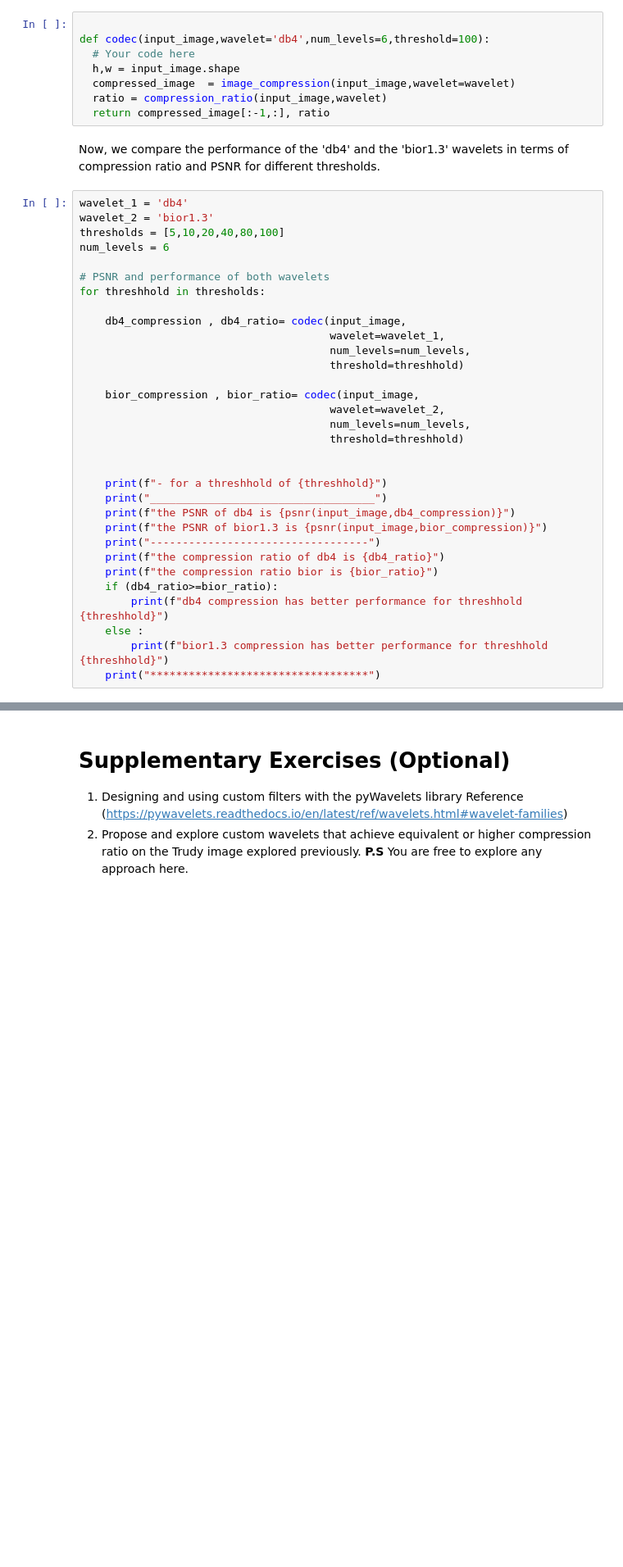
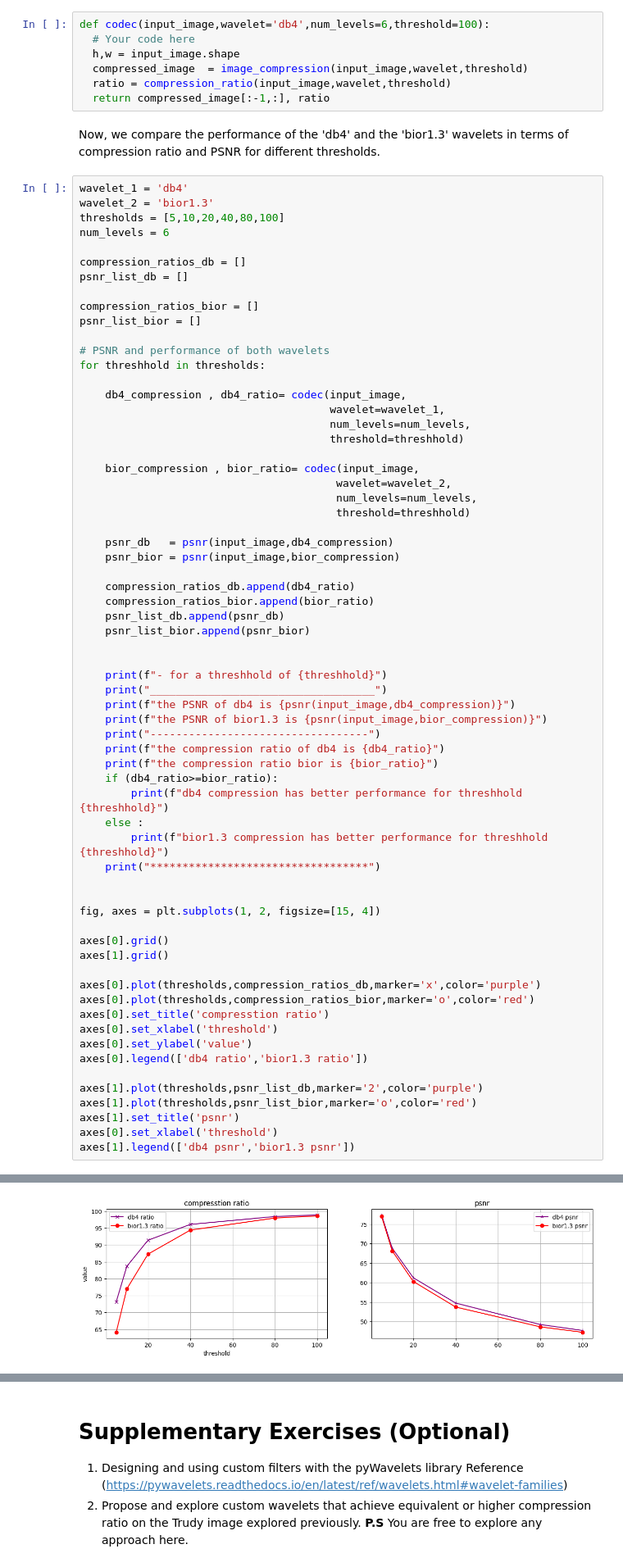
Before and after one commit to KHOUTAIBI/TSIA-TP, a Jupyter notebook: TP_Wavelets.ipynb, the cells around one changed output, grey strips where cells are left out. Shown at 82% size. Saved outputs shown, nothing was run; the diff lists cells and outputs as text; blank space fills up the shorter version.

```diff
--- a/TP_Wavelets.ipynb
+++ b/TP_Wavelets.ipynb
@@ -426,12 +429,11 @@ def psnr(original_image, compressed_image):
 # %% [markdown]
 Now, you have to create a function codec that receives the input image, the wavelet to be used, the number of levels, and the threshold value. This function returns the compressed image and the compression ratio. **Note:** You already did that previously.
 # %%
-
 def codec(input_image,wavelet='db4',num_levels=6,threshold=100):
   # Your code here
   h,w = input_image.shape
-  compressed_image  = image_compression(input_image,wavelet=wavelet)
-  ratio = compression_ratio(input_image,wavelet)
+  compressed_image  = image_compression(input_image,wavelet,threshold)
+  ratio = compression_ratio(input_image,wavelet,threshold)
   return compressed_image[:-1,:], ratio
 # %% [markdown]
 Now, we compare the performance of the 'db4' and the 'bior1.3' wavelets in terms of compression ratio and PSNR for different thresholds.
@@ -440,6 +442,12 @@ wavelet_1 = 'db4'
 wavelet_2 = 'bior1.3'
 thresholds = [5,10,20,40,80,100]
 num_levels = 6
+
+compression_ratios_db = []
+psnr_list_db = []
+
+compression_ratios_bior = []
+psnr_list_bior = []
 
 # PSNR and performance of both wavelets
 for threshhold in thresholds:
@@ -450,9 +458,17 @@ for threshhold in thresholds:
                                        threshold=threshhold)
 
     bior_compression , bior_ratio= codec(input_image,
-                                       wavelet=wavelet_2,
-                                       num_levels=num_levels,
-                                       threshold=threshhold)
+                                        wavelet=wavelet_2,
+                                        num_levels=num_levels,
+                                        threshold=threshhold)
+
+    psnr_db   = psnr(input_image,db4_compression)
+    psnr_bior = psnr(input_image,bior_compression)
+
+    compression_ratios_db.append(db4_ratio)
+    compression_ratios_bior.append(bior_ratio)
+    psnr_list_db.append(psnr_db)
+    psnr_list_bior.append(psnr_bior)
 
 
     print(f"- for a threshhold of {threshhold}")
@@ -467,6 +483,25 @@ for threshhold in thresholds:
     else :
         print(f"bior1.3 compression has better performance for threshhold {threshhold}")
     print("**********************************")
+
+
+fig, axes = plt.subplots(1, 2, figsize=[15, 4])
+
+axes[0].grid()
+axes[1].grid()
+
+axes[0].plot(thresholds,compression_ratios_db,marker='x',color='purple')
+axes[0].plot(thresholds,compression_ratios_bior,marker='o',color='red')
+axes[0].set_title('compresstion ratio')
+axes[0].set_xlabel('threshold')
+axes[0].set_ylabel('value')
+axes[0].legend(['db4 ratio','bior1.3 ratio'])
+
+axes[1].plot(thresholds,psnr_list_db,marker='2',color='purple')
+axes[1].plot(thresholds,psnr_list_bior,marker='o',color='red')
+axes[1].set_title('psnr')
+axes[0].set_xlabel('threshold')
+axes[1].legend(['db4 psnr','bior1.3 psnr'])
 # %% [output]
 - for a threshhold of 5
 ___________________________________
@@ -488,3 +524,4 @@ bior1.3 compression has better performance for threshhold 100
+[figure, added]
 # %% [markdown]
 **QUESTIONS**
 
```
Also changed, not shown: parts of 13 cells of this notebook, 3 other files.
